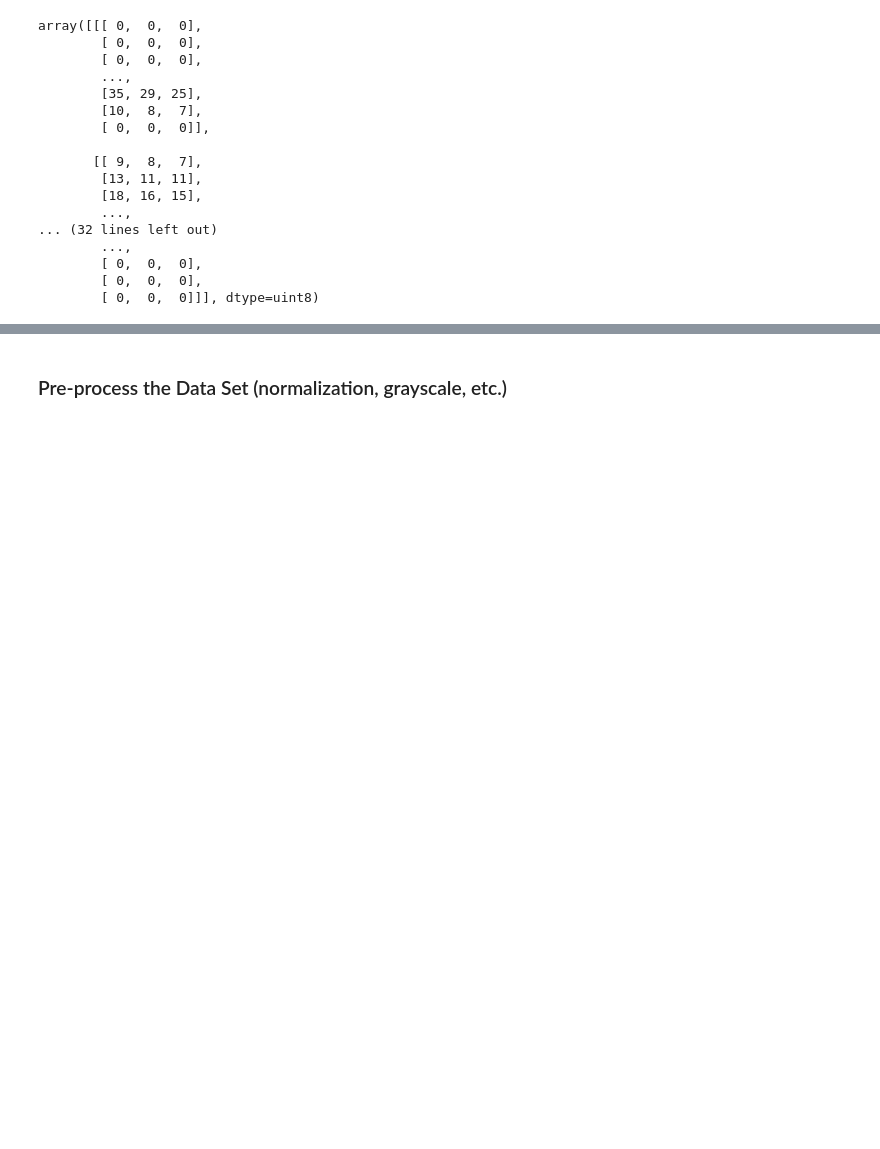
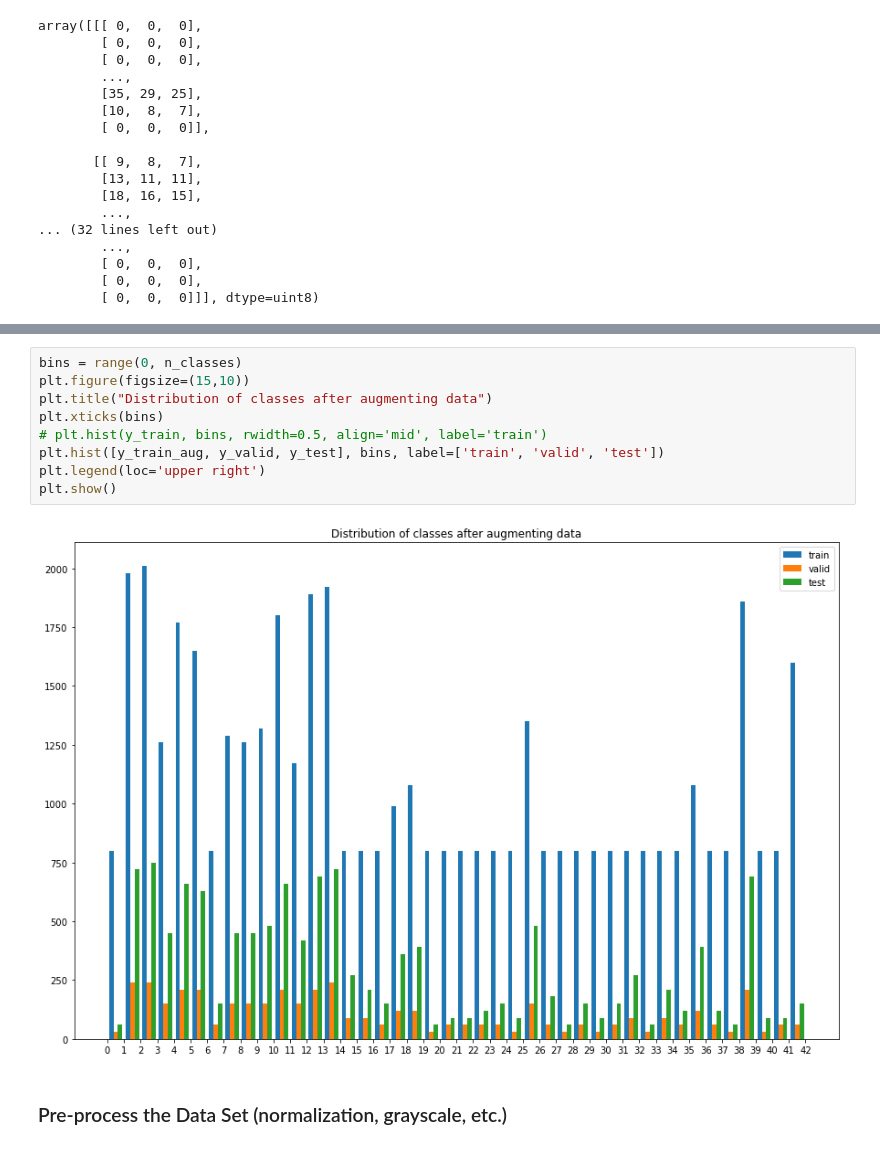
Before and after one commit to var7/CarND-Traffic-Sign-Classifier-Project, a Jupyter notebook: Traffic_Sign_Classifier.ipynb, the cells around one changed output, grey strips where cells are left out. Drawn from its saved outputs; the diff is of its cells as text; blank space fills up the shorter version.

```diff
--- a/Traffic_Sign_Classifier.ipynb
+++ b/Traffic_Sign_Classifier.ipynb
@@ -301,3 +329,14 @@ X, y shapes: (34799, 32, 32, 3) (34799,)
+# %%
+bins = range(0, n_classes)
+plt.figure(figsize=(15,10))
+plt.title("Distribution of classes after augmenting data")
+plt.xticks(bins)
+# plt.hist(y_train, bins, rwidth=0.5, align='mid', label='train')
+plt.hist([y_train_aug, y_valid, y_test], bins, label=['train', 'valid', 'test'])
+plt.legend(loc='upper right')
+plt.show()
+# %% [output]
+[figure, added]
 # %% [markdown]
 ### Pre-process the Data Set (normalization, grayscale, etc.)
 # %% [markdown]
```
Also changed, not shown: parts of 6 cells of this notebook.
